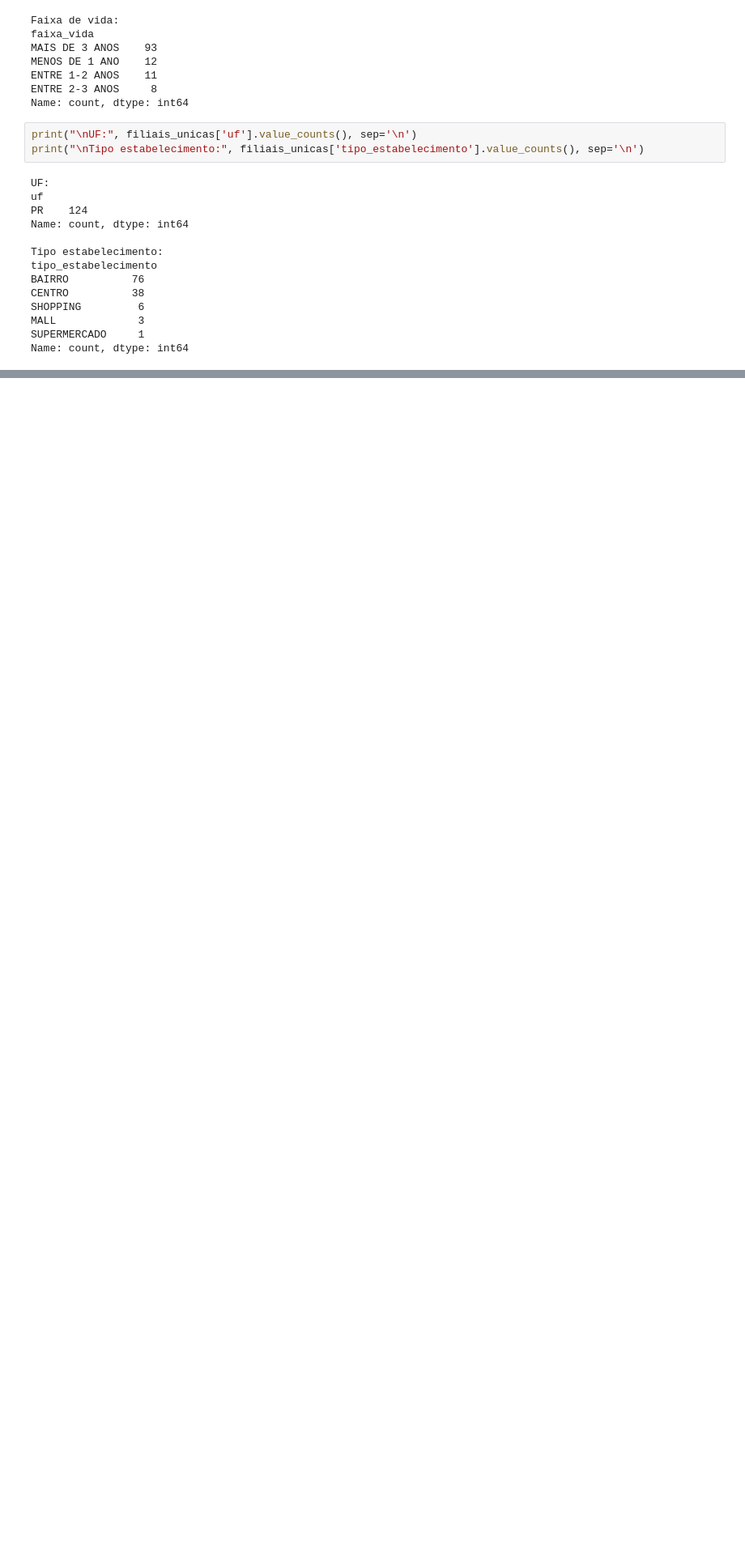
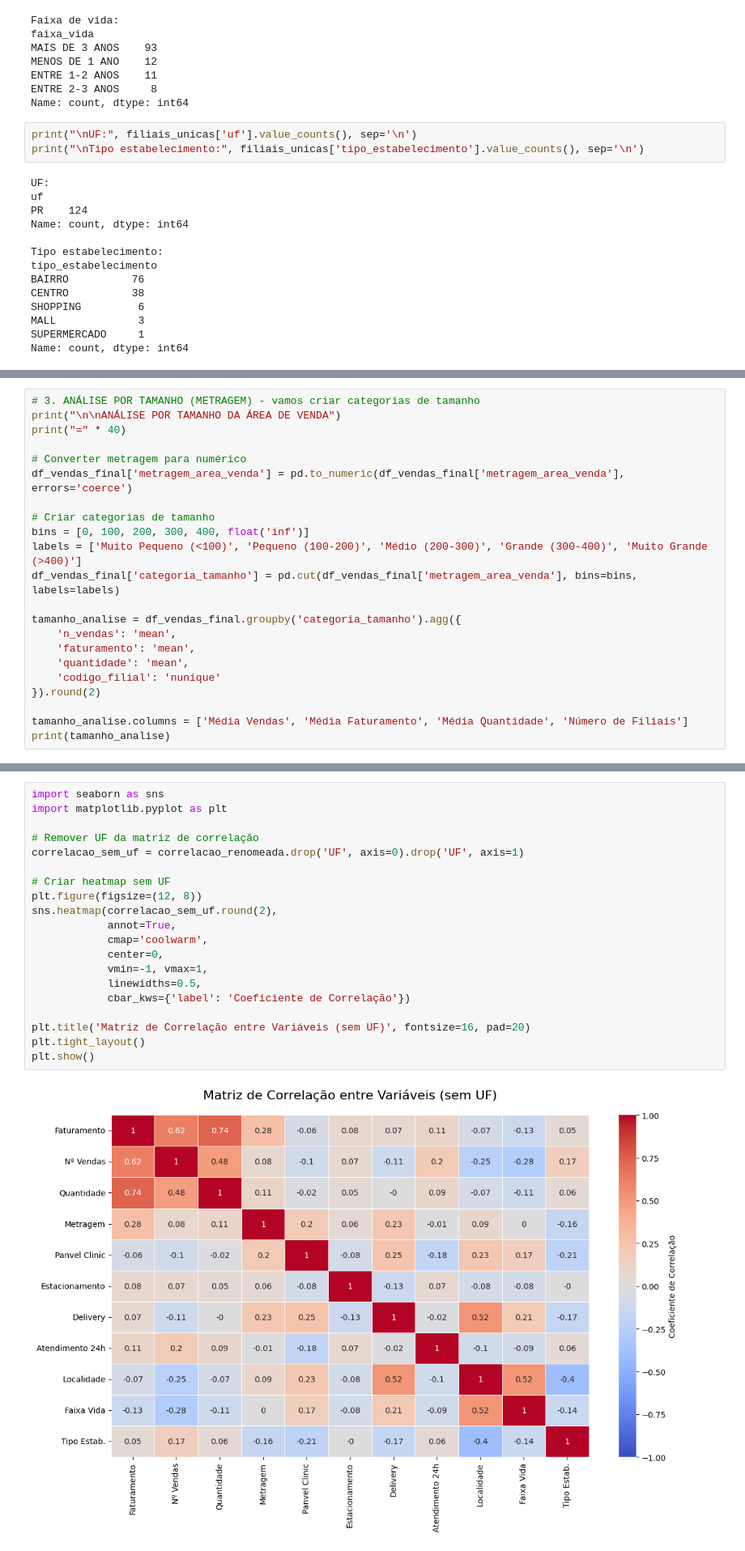
Before and after one commit to Thiagotl/case_panvel_ds_jr, a Jupyter notebook: script1.ipynb, the cells around one changed output, grey strips where cells are left out. Shown at 81% size. Cells and saved outputs as stored; diff of their text form; blank space fills up the shorter version.

```diff
--- a/script1.ipynb
+++ b/script1.ipynb
@@ -595,0 +731,22 @@ Name: count, dtype: int64
+# %%
+# 3. ANÁLISE POR TAMANHO (METRAGEM) - vamos criar categorias de tamanho
+print("\n\nANÁLISE POR TAMANHO DA ÁREA DE VENDA")
+print("=" * 40)
+
+# Converter metragem para numérico
+df_vendas_final['metragem_area_venda'] = pd.to_numeric(df_vendas_final['metragem_area_venda'], errors='coerce')
+
+# Criar categorias de tamanho
+bins = [0, 100, 200, 300, 400, float('inf')]
+labels = ['Muito Pequeno (<100)', 'Pequeno (100-200)', 'Médio (200-300)', 'Grande (300-400)', 'Muito Grande (>400)']
+df_vendas_final['categoria_tamanho'] = pd.cut(df_vendas_final['metragem_area_venda'], bins=bins, labels=labels)
+
+tamanho_analise = df_vendas_final.groupby('categoria_tamanho').agg({
+    'n_vendas': 'mean',
+    'faturamento': 'mean',
+    'quantidade': 'mean',
+    'codigo_filial': 'nunique'
+}).round(2)
+
+tamanho_analise.columns = ['Média Vendas', 'Média Faturamento', 'Média Quantidade', 'Número de Filiais']
+print(tamanho_analise)
@@ -595,0 +1287,22 @@ Name: count, dtype: int64
+# %%
+import seaborn as sns
+import matplotlib.pyplot as plt
+
+# Remover UF da matriz de correlação
+correlacao_sem_uf = correlacao_renomeada.drop('UF', axis=0).drop('UF', axis=1)
+
+# Criar heatmap sem UF
+plt.figure(figsize=(12, 8))
+sns.heatmap(correlacao_sem_uf.round(2),
+            annot=True,
+            cmap='coolwarm',
+            center=0,
+            vmin=-1, vmax=1,
+            linewidths=0.5,
+            cbar_kws={'label': 'Coeficiente de Correlação'})
+
+plt.title('Matriz de Correlação entre Variáveis (sem UF)', fontsize=16, pad=20)
+plt.tight_layout()
+plt.show()
+# %% [output]
+[figure, added]
```
Also changed, not shown: parts of 52 cells of this notebook.
